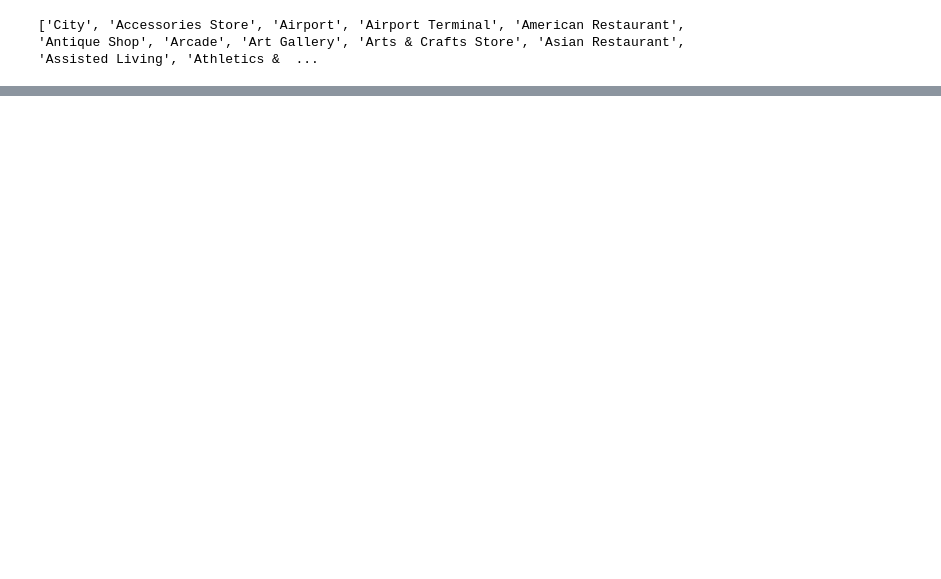
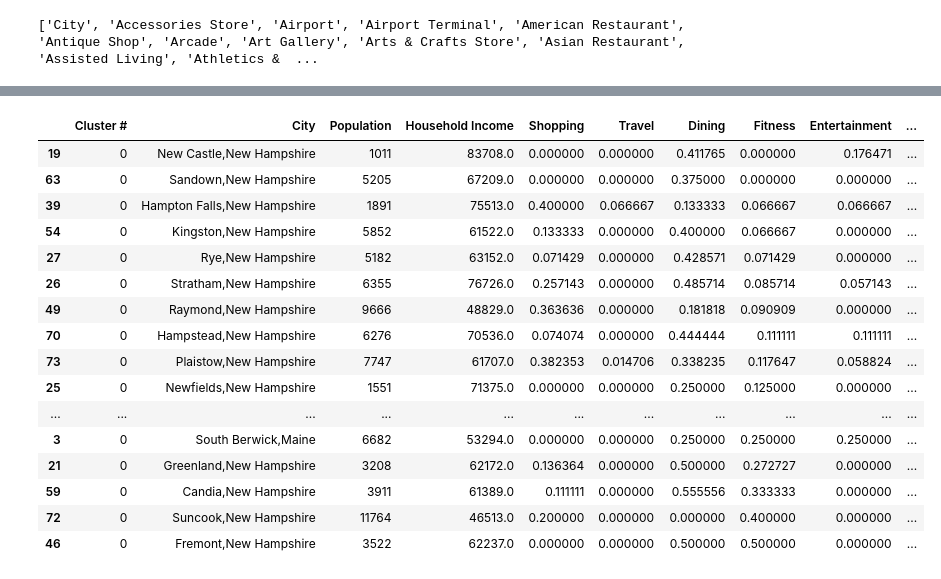
Before and after one commit to ZSwitaj/Coursera_Capstone, a Jupyter notebook: Capstone Project - Battle of Neighborhoods.ipynb, the cells around one changed output, grey strips where cells are left out. Cells and saved outputs as stored; diff of their text form; code cells hidden in the pictures; blank space fills up the shorter version.

```diff
--- a/Capstone Project - Battle of Neighborhoods.ipynb
+++ b/Capstone Project - Battle of Neighborhoods.ipynb
@@ -240,5 +210,0 @@ Sum all towns 'good' and 'bad' columns to get proportion of venues falling into
-# %%
-city_venues['Good columns'] = city_venues[good_cols].sum(axis = 1)
-city_venues['Bad columns'] = city_venues[bad_cols].sum(axis = 1)
-sorted_city_venues = city_venues.sort_values(by='Good columns', ascending = False)
-sorted_city_venues.head()
@@ -317,0 +259,12 @@ with urllib.request.urlopen(nh_town_geo) as url:
+# %%
+categorized_venues = pd.DataFrame()
+categorized_venues['City'] = city_venues['City']
+categorized_venues['Shopping'] = city_venues[shopping_cols].sum(axis = 1)
+categorized_venues['Travel'] = city_venues[travel_cols].sum(axis = 1)
+categorized_venues['Dining'] = city_venues[dining_cols].sum(axis = 1)
+categorized_venues['Fitness'] = city_venues[fitness_cols].sum(axis = 1)
+categorized_venues['Entertainment'] = city_venues[entertainment_cols].sum(axis = 1)
+categorized_venues['Outdoor'] = city_venues[outdoor_cols].sum(axis = 1)
+categorized_venues['Hospitality'] = city_venues[hospitality_cols].sum(axis = 1)
+categorized_venues['Other'] = city_venues[other_cols].sum(axis = 1)
+categorized_venues.head()
@@ -317,0 +278,6 @@ with urllib.request.urlopen(nh_town_geo) as url:
+# %%
+df_info = pd.merge(df[['City', 'Population', 'Household Income']], categorized_venues,how="inner", on = 'City')
+df_info['Population'] = df_info['Population'].str.replace(',', '').astype(int)
+df_info['Household Income'].replace(to_replace='[^0-9]+', value='',inplace=True,regex=True)
+df_info['Household Income'] = df_info['Household Income'].astype(float)/100
+df_info.head()
@@ -317,0 +291,9 @@ with urllib.request.urlopen(nh_town_geo) as url:
+# %%
+k_clusters = 5
+df_cluster = df_info.copy()
+df_cluster_scaled = df_cluster.drop('City', 1)
+df_cluster_scaled = pd.DataFrame(preprocessing.MinMaxScaler().fit_transform(df_cluster_scaled), columns = df_cluster.columns[1:])
+kmeans = KMeans(n_clusters = k_clusters, random_state = 0).fit(df_cluster_scaled)
+df_cluster_scaled.insert(0, 'City', df_cluster['City'])
+df_cluster.insert(0, 'Cluster #', kmeans.labels_)
+df_cluster.head()
@@ -317,0 +353,21 @@ with urllib.request.urlopen(nh_town_geo) as url:
+# %%
+df_cluster0 = df_cluster[df_cluster['Cluster #'] == 0]
+df_cluster0.sort_values(by='Fitness')
+# %% [output]
+|  | Cluster # | City | Population | Household Income | Shopping | Travel | Dining | Fitness | Entertainment | ... |
+| 19 | 0 | New Castle,New Hampshire | 1011 | 83708.0 | 0.000000 | 0.000000 | 0.411765 | 0.000000 | 0.176471 | ... |
+| 63 | 0 | Sandown,New Hampshire | 5205 | 67209.0 | 0.000000 | 0.000000 | 0.375000 | 0.000000 | 0.000000 | ... |
+| 39 | 0 | Hampton Falls,New Hampshire | 1891 | 75513.0 | 0.400000 | 0.066667 | 0.133333 | 0.066667 | 0.066667 | ... |
+| 54 | 0 | Kingston,New Hampshire | 5852 | 61522.0 | 0.133333 | 0.000000 | 0.400000 | 0.066667 | 0.000000 | ... |
+| 27 | 0 | Rye,New Hampshire | 5182 | 63152.0 | 0.071429 | 0.000000 | 0.428571 | 0.071429 | 0.000000 | ... |
+| 26 | 0 | Stratham,New Hampshire | 6355 | 76726.0 | 0.257143 | 0.000000 | 0.485714 | 0.085714 | 0.057143 | ... |
+| 49 | 0 | Raymond,New Hampshire | 9666 | 48829.0 | 0.363636 | 0.000000 | 0.181818 | 0.090909 | 0.000000 | ... |
+| 70 | 0 | Hampstead,New Hampshire | 6276 | 70536.0 | 0.074074 | 0.000000 | 0.444444 | 0.111111 | 0.111111 | ... |
+| 73 | 0 | Plaistow,New Hampshire | 7747 | 61707.0 | 0.382353 | 0.014706 | 0.338235 | 0.117647 | 0.058824 | ... |
+| 25 | 0 | Newfields,New Hampshire | 1551 | 71375.0 | 0.000000 | 0.000000 | 0.250000 | 0.125000 | 0.000000 | ... |
+| ... | ... | ... | ... | ... | ... | ... | ... | ... | ... | ... |
+| 3 | 0 | South Berwick,Maine | 6682 | 53294.0 | 0.000000 | 0.000000 | 0.250000 | 0.250000 | 0.250000 | ... |
+| 21 | 0 | Greenland,New Hampshire | 3208 | 62172.0 | 0.136364 | 0.000000 | 0.500000 | 0.272727 | 0.000000 | ... |
+| 59 | 0 | Candia,New Hampshire | 3911 | 61389.0 | 0.111111 | 0.000000 | 0.555556 | 0.333333 | 0.000000 | ... |
+| 72 | 0 | Suncook,New Hampshire | 11764 | 46513.0 | 0.200000 | 0.000000 | 0.000000 | 0.400000 | 0.000000 | ... |
+| 46 | 0 | Fremont,New Hampshire | 3522 | 62237.0 | 0.000000 | 0.000000 | 0.500000 | 0.500000 | 0.000000 | ... |
```
Also changed, not shown: parts of 35 cells of this notebook.
